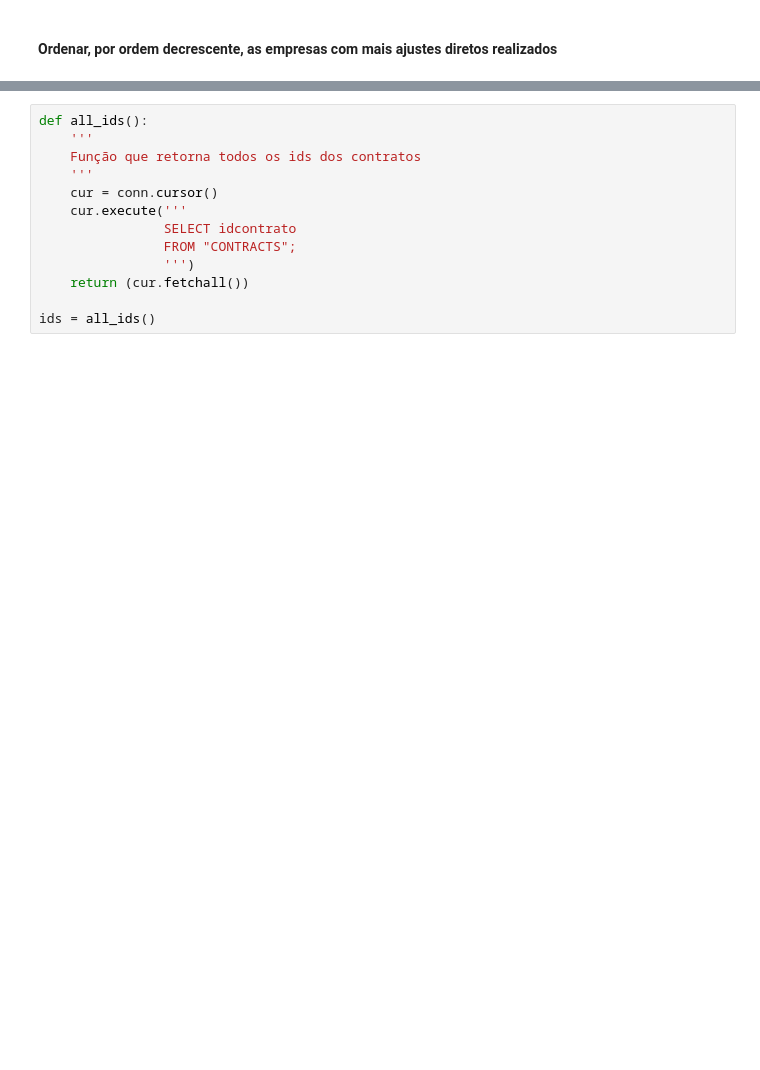
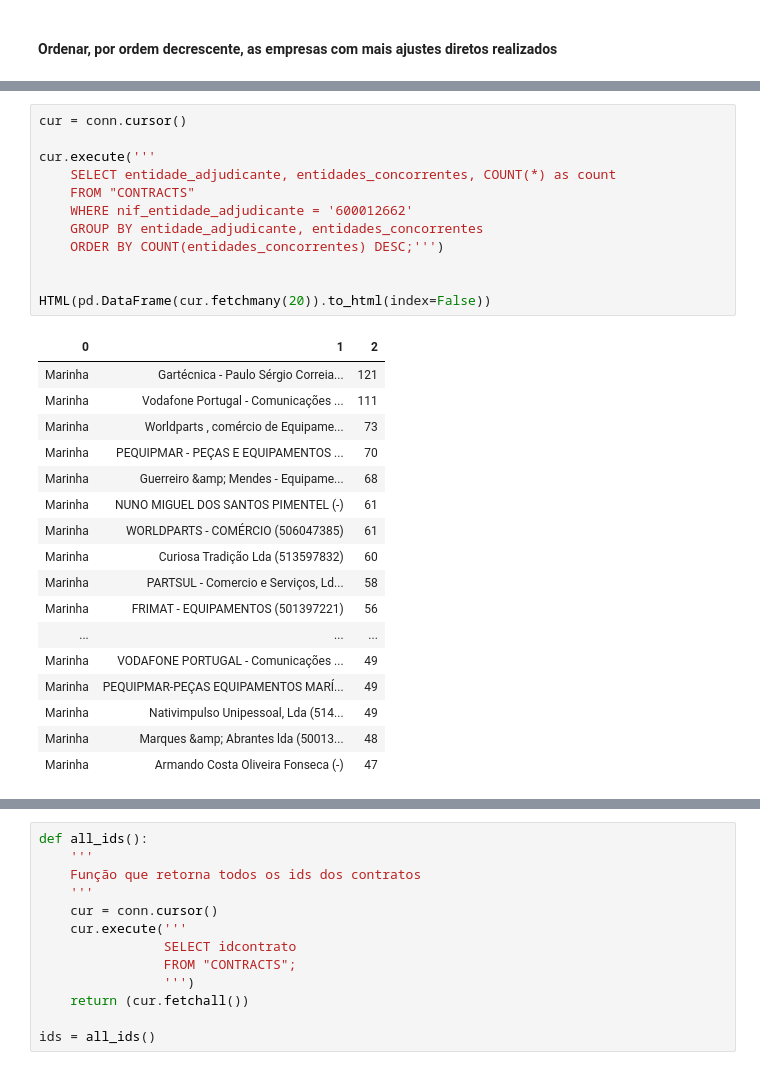
Before and after one commit to francisco-vpereira/ForceraIntership, a Jupyter notebook: forcera/scripts/contratos.ipynb, the cells around one changed output, grey strips where cells are left out. Cells and saved outputs as stored; diff of their text form; blank space fills up the shorter version.

Commit message:
Alterações feitas :
+ Ficheiro de reunioes atualizadp
+ Continuação da exploração dos dados da tabela CONTRACT

```diff
--- a/forcera/scripts/contratos.ipynb
+++ b/forcera/scripts/contratos.ipynb
@@ -160,0 +312,30 @@ HTML(pd.DataFrame(cur.fetchmany(10)).to_html(index=False))
+# %%
+cur = conn.cursor()
+
+cur.execute('''
+    SELECT entidade_adjudicante, entidades_concorrentes, COUNT(*) as count
+    FROM "CONTRACTS"
+    WHERE nif_entidade_adjudicante = '600012662'
+    GROUP BY entidade_adjudicante, entidades_concorrentes
+    ORDER BY COUNT(entidades_concorrentes) DESC;''')
+
+
+HTML(pd.DataFrame(cur.fetchmany(20)).to_html(index=False))
+# %% [output]
+| 0 | 1 | 2 |
+| Marinha | Gartécnica - Paulo Sérgio Correia... | 121 |
+| Marinha | Vodafone Portugal - Comunicações ... | 111 |
+| Marinha | Worldparts , comércio de Equipame... | 73 |
+| Marinha | PEQUIPMAR - PEÇAS E EQUIPAMENTOS ... | 70 |
+| Marinha | Guerreiro &amp; Mendes - Equipame... | 68 |
+| Marinha | NUNO MIGUEL DOS SANTOS PIMENTEL (-) | 61 |
+| Marinha | WORLDPARTS - COMÉRCIO (506047385) | 61 |
+| Marinha | Curiosa Tradição Lda (513597832) | 60 |
+| Marinha | PARTSUL - Comercio e Serviços, Ld... | 58 |
+| Marinha | FRIMAT - EQUIPAMENTOS (501397221) | 56 |
+| ... | ... | ... |
+| Marinha | VODAFONE PORTUGAL - Comunicações ... | 49 |
+| Marinha | PEQUIPMAR-PEÇAS EQUIPAMENTOS MARÍ... | 49 |
+| Marinha | Nativimpulso Unipessoal, Lda (514... | 49 |
+| Marinha | Marques &amp; Abrantes lda (50013... | 48 |
+| Marinha | Armando Costa Oliveira Fonseca (-) | 47 |
```
Also changed, not shown: parts of 20 cells of this notebook, 1 other file.
